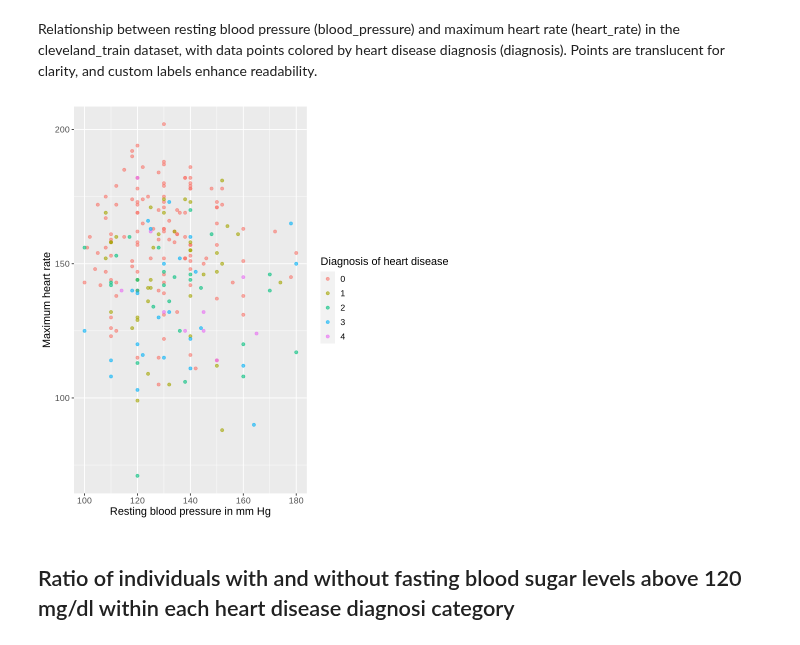
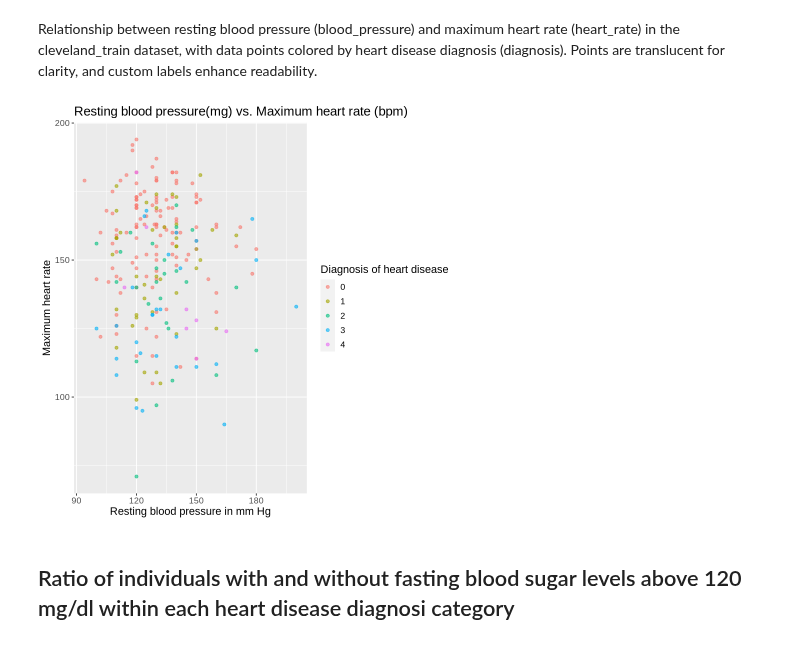
Before and after one commit to Git-Aarya/Heart-Disease-Predictor, a Jupyter notebook: project_proposal_analysis.ipynb, the cells around one changed output. Saved outputs shown, nothing was run; the diff lists cells and outputs as text; code cells hidden in the pictures.

```diff
--- a/project_proposal_analysis.ipynb
+++ b/project_proposal_analysis.ipynb
@@ -181,13 +182,15 @@ Relationship between resting blood pressure (blood_pressure) and maximum heart r
 # %%
 rbp_hr_plot <- ggplot(cleveland_train, aes(x = blood_pressure, y = heart_rate, color = diagnosis)) +
                 geom_point(alpha = 0.6) +
                 labs(x = "Resting blood pressure in mm Hg",
                      y = "Maximum heart rate",
-                     color = "Diagnosis of heart disease") +
+                     color = "Diagnosis of heart disease",
+                    title = "Resting blood pressure(mg) vs. Maximum heart rate (bpm)") +
                 theme(text = element_text(size = 13))
+
 rbp_hr_plot
 # %% [output]
-[figure, old version]
+[figure, new version]
 # %% [markdown]
 ## Ratio of individuals with and without fasting blood sugar levels above 120 mg/dl within each heart disease diagnosi category
 # %% [markdown]
```
Also changed, not shown: parts of 7 cells of this notebook.
